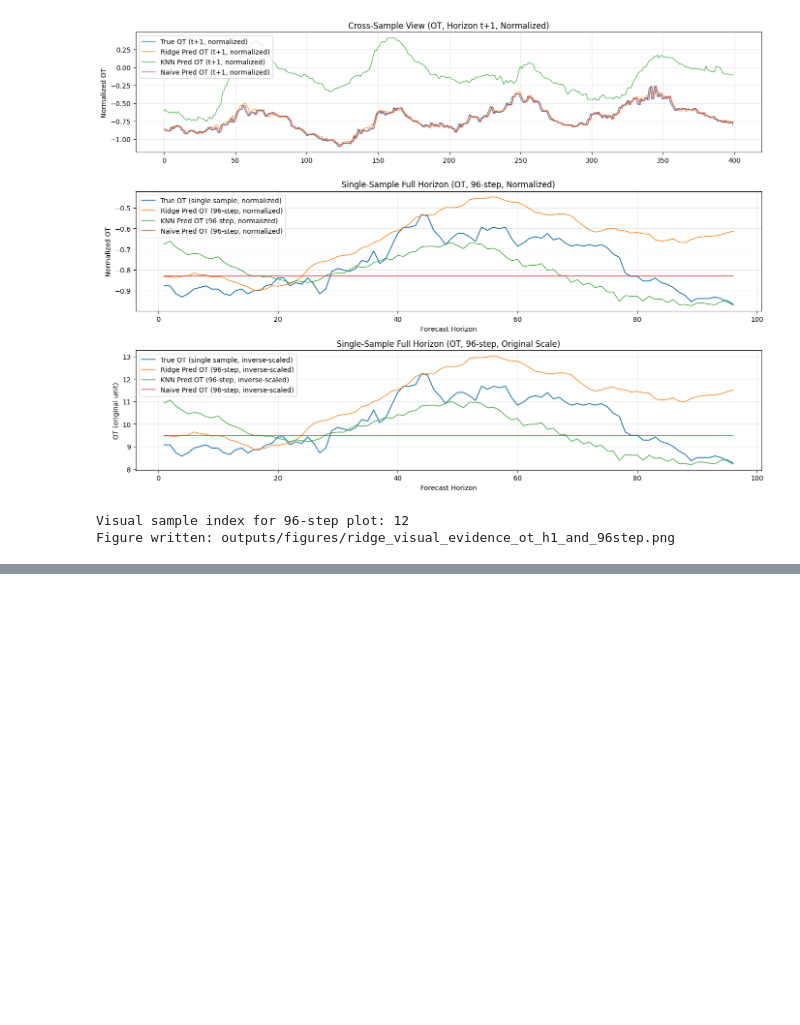
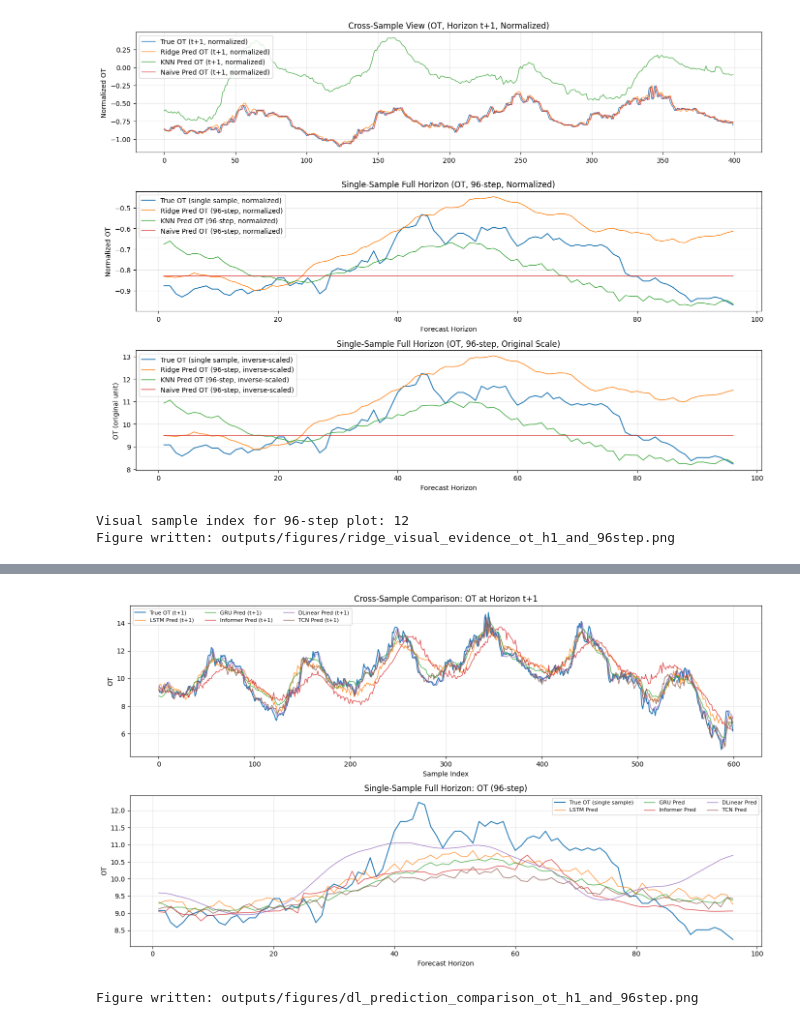
Before and after one commit to Zayne-Feng/ETTm-Forecasting, a Jupyter notebook: ettm1_end_to_end.ipynb, the cells around one changed output, grey strips where cells are left out. Cells and saved outputs as stored; diff of their text form; code cells hidden in the pictures; blank space fills up the shorter version.

```diff
--- a/ettm1_end_to_end.ipynb
+++ b/ettm1_end_to_end.ipynb
@@ -1562,0 +3265,15 @@ Figure written: outputs/figures/ridge_visual_evidence_ot_h1_and_96step.png
+# %%
+# Empirical verification of the architecture DNA for all instantiated models.
+# Peels back the RevIN normalization layer to inspect the underlying regressor class.
+
+if 'dl_models_trained' not in globals() or len(dl_models_trained) == 0:
+    print('No trained DL models found yet. Run training cells first.')
+else:
+    rows = []
+    for name, model in dl_models_trained.items():
+        core = getattr(model, 'base_model', model)
+        cls = core.__class__.__name__
+        src = 'official (THUML/wrapper)' if cls.startswith('Official') else 'local implementation'
+        rows.append({'Model': name, 'ActualSourceUsed': src, 'CoreClass': cls})
+    src_df = pd.DataFrame(rows).sort_values('Model').reset_index(drop=True)
+    display(src_df)
@@ -1562,0 +3732,50 @@ Figure written: outputs/figures/ridge_visual_evidence_ot_h1_and_96step.png
+# %%
+# Visualize the OT variable predictions at horizon t+1 and across the full 96-step horizon for all trained DL models, compared to true values.
+
+if 'dl_outputs' not in globals() or len(dl_outputs) == 0:
+    print('DL outputs are unavailable. Run one or more per-model DL training cells first.')
+else:
+    ot_idx = target_cols.index('OT')
+    ot_h1_col = ot_idx
+    model_names = list(dl_outputs.keys())
+    plot_models = model_names[:min(5, len(model_names))]
+    ref_true_inv = dl_outputs[plot_models[0]]['true_inv']
+
+    n_show = min(600, len(ref_true_inv))
+    sample_idx = min(12, len(ref_true_inv) - 1)
+    h = np.arange(1, pred_len + 1)
+
+    fig, axes = plt.subplots(2, 1, figsize=(14, 8), sharex=False)
+
+    axes[0].plot(ref_true_inv[:n_show, ot_h1_col], label='True OT (t+1)', linewidth=1.4)
+    for name in plot_models:
+        axes[0].plot(
+            dl_outputs[name]['pred_inv'][:n_show, ot_h1_col],
+            label=f'{name} Pred (t+1)',
+            linewidth=1.0,
+            alpha=0.85
+        )
+    axes[0].set_title('Cross-Sample Comparison: OT at Horizon t+1')
+    axes[0].set_xlabel('Sample Index')
+    axes[0].set_ylabel('OT')
+    axes[0].grid(alpha=0.3)
+    axes[0].legend(ncol=3, fontsize=8)
+
+    true_seq = ref_true_inv[sample_idx].reshape(pred_len, target_dim)[:, ot_idx]
+    axes[1].plot(h, true_seq, label='True OT (single sample)', linewidth=1.4)
+    for name in plot_models:
+        pred_seq = dl_outputs[name]['pred_inv'][sample_idx].reshape(pred_len, target_dim)[:, ot_idx]
+        axes[1].plot(h, pred_seq, label=f'{name} Pred', linewidth=1.0, alpha=0.85)
+    axes[1].set_title('Single-Sample Full Horizon: OT (96-step)')
+    axes[1].set_xlabel('Forecast Horizon')
+    axes[1].set_ylabel('OT')
+    axes[1].grid(alpha=0.3)
+    axes[1].legend(ncol=3, fontsize=8)
+
+    plt.tight_layout()
+    plt.savefig(out_path('figures', 'dl_prediction_comparison_ot_h1_and_96step.png'), dpi=150)
+    plt.show()
+    print('Figure written: outputs/figures/dl_prediction_comparison_ot_h1_and_96step.png')
+# %% [output]
+[figure, added]
+Figure written: outputs/figures/dl_prediction_comparison_ot_h1_and_96step.png
```
Also changed, not shown: parts of 21 cells of this notebook, 11 other files.
